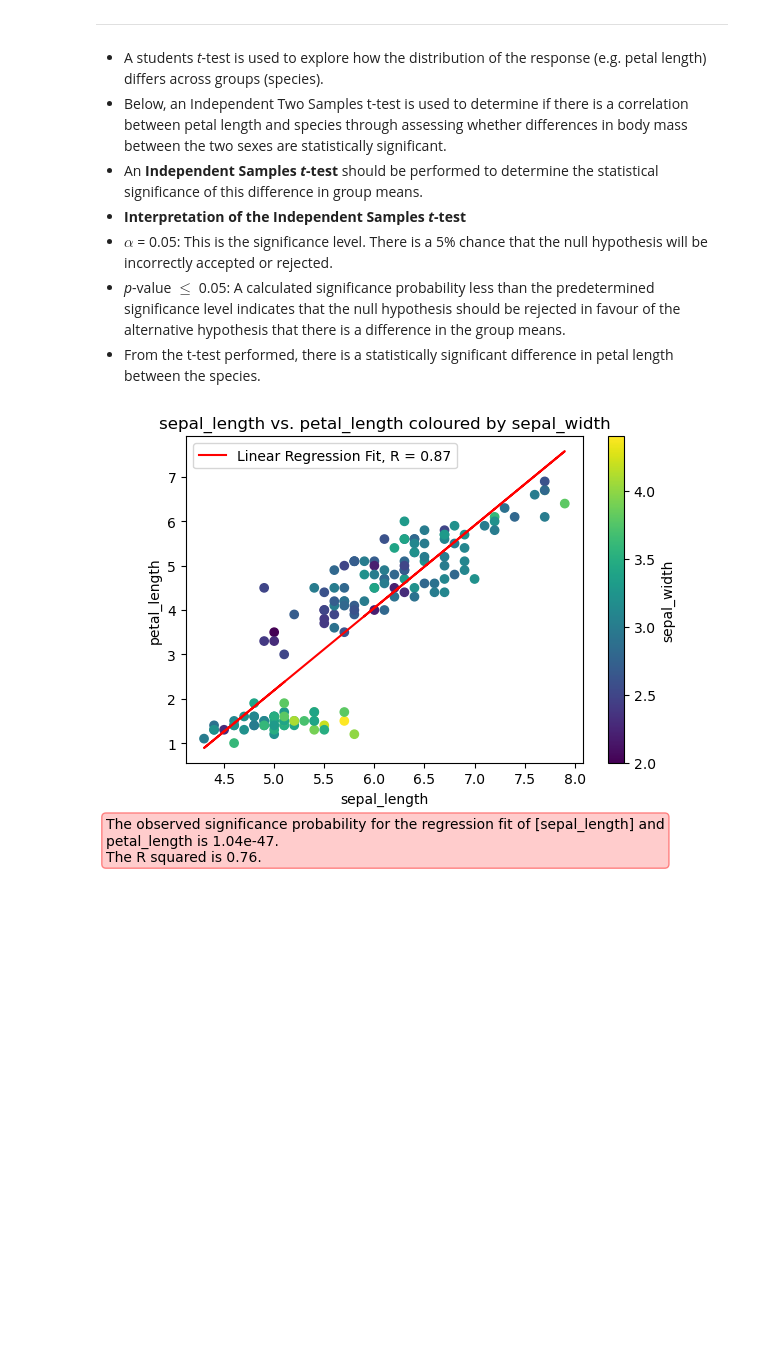
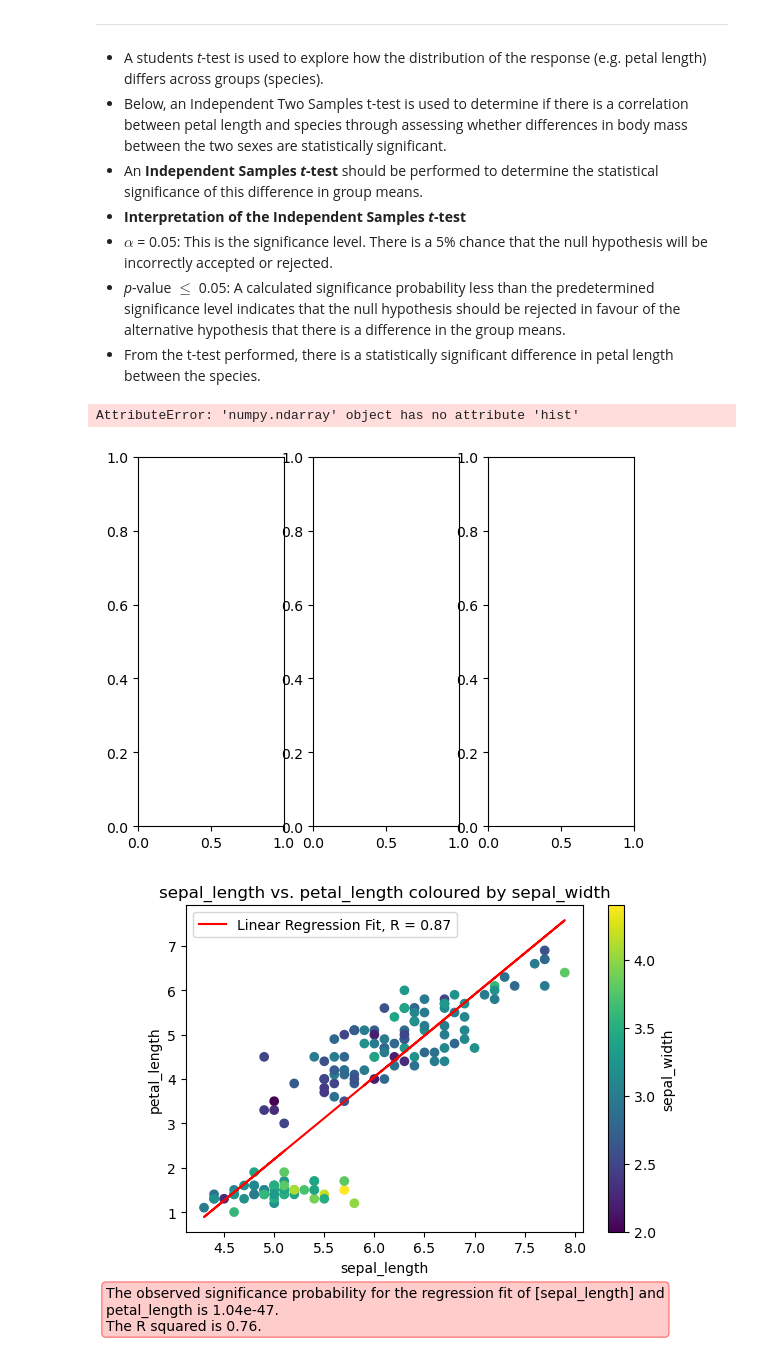
Before and after one commit to a-o-connor/pands-mywork, a Jupyter notebook: practice-concepts/iris_practice.ipynb, the cells around one changed output. Drawn from its saved outputs; the diff is of its cells as text; code cells hidden in the pictures; blank space fills up the shorter version.

```diff
--- a/practice-concepts/iris_practice.ipynb
+++ b/practice-concepts/iris_practice.ipynb
@@ -84,13 +84,17 @@ numeric_df = df.replace({'setosa':0,'versicolor':1, 'virginica':2}) ##Need to re
 correlation_matrix = (numeric_df.corr()) #Returns a correlation matrix with the R values for the correlation between each of the numeric variables
 # %%
 def histogram(x_value):
-    fig, ax = plt.subplots()
+    fig, ax = plt.subplots(1,3,figsize=(19, 5))
+    fig.tight_layout(h_pad=4, w_pad= 3)
     ax.hist(df[x_value], edgecolor = "black")
     ax.set_xlabel(x_value)
     ax.set_ylabel("Frequency")
     ax.set_title(f"Distribution of {x_value} in Iris Data Set")
 
 histogram("sepal_length")
+# %% [output]
+AttributeError: 'numpy.ndarray' object has no attribute 'hist'
+[figure, added]
 # %%
 #Create a dataframe with only the numeric variables:
 df_numeric = df.select_dtypes(include = ('number'))
```
Also changed, not shown: parts of 3 cells of this notebook, 4 other files.
